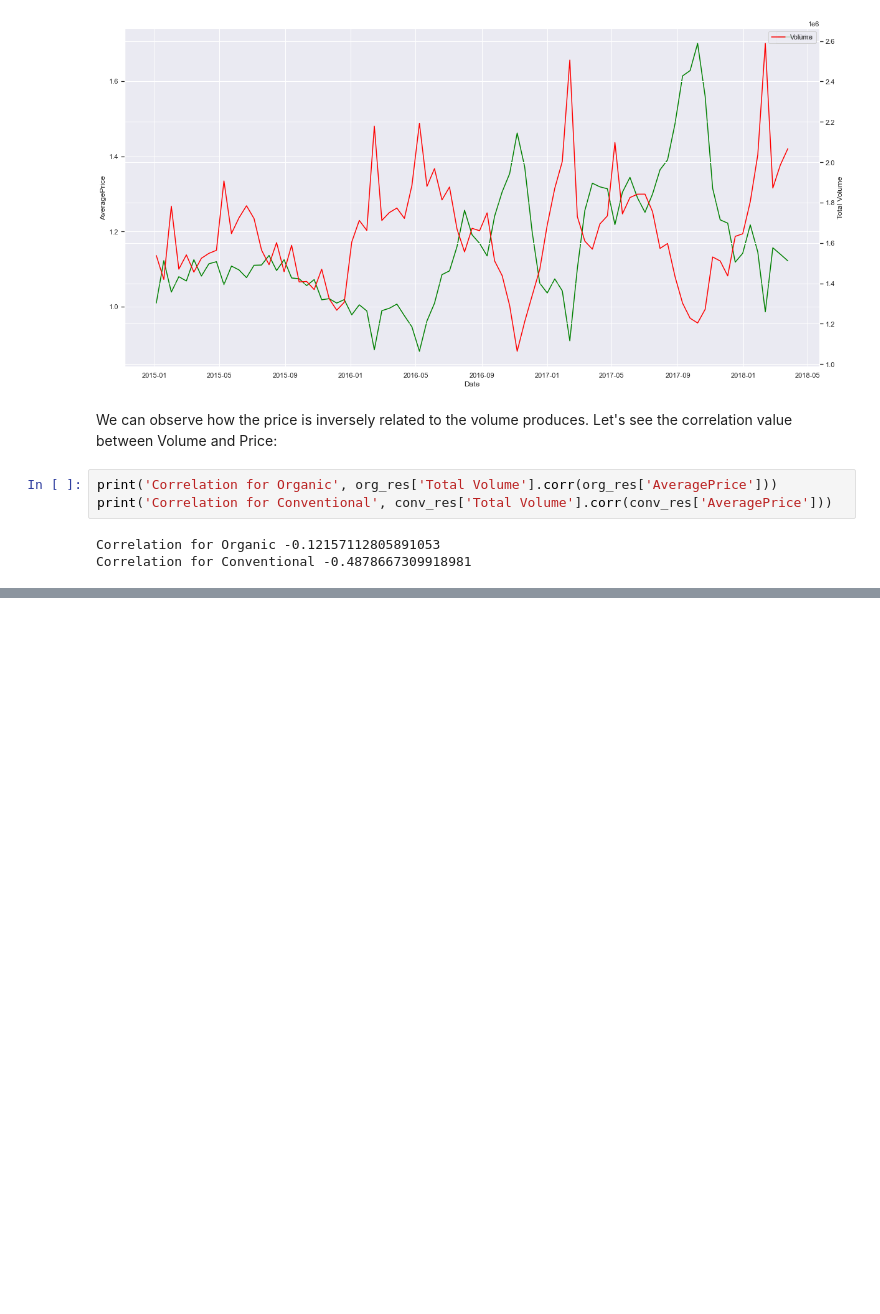
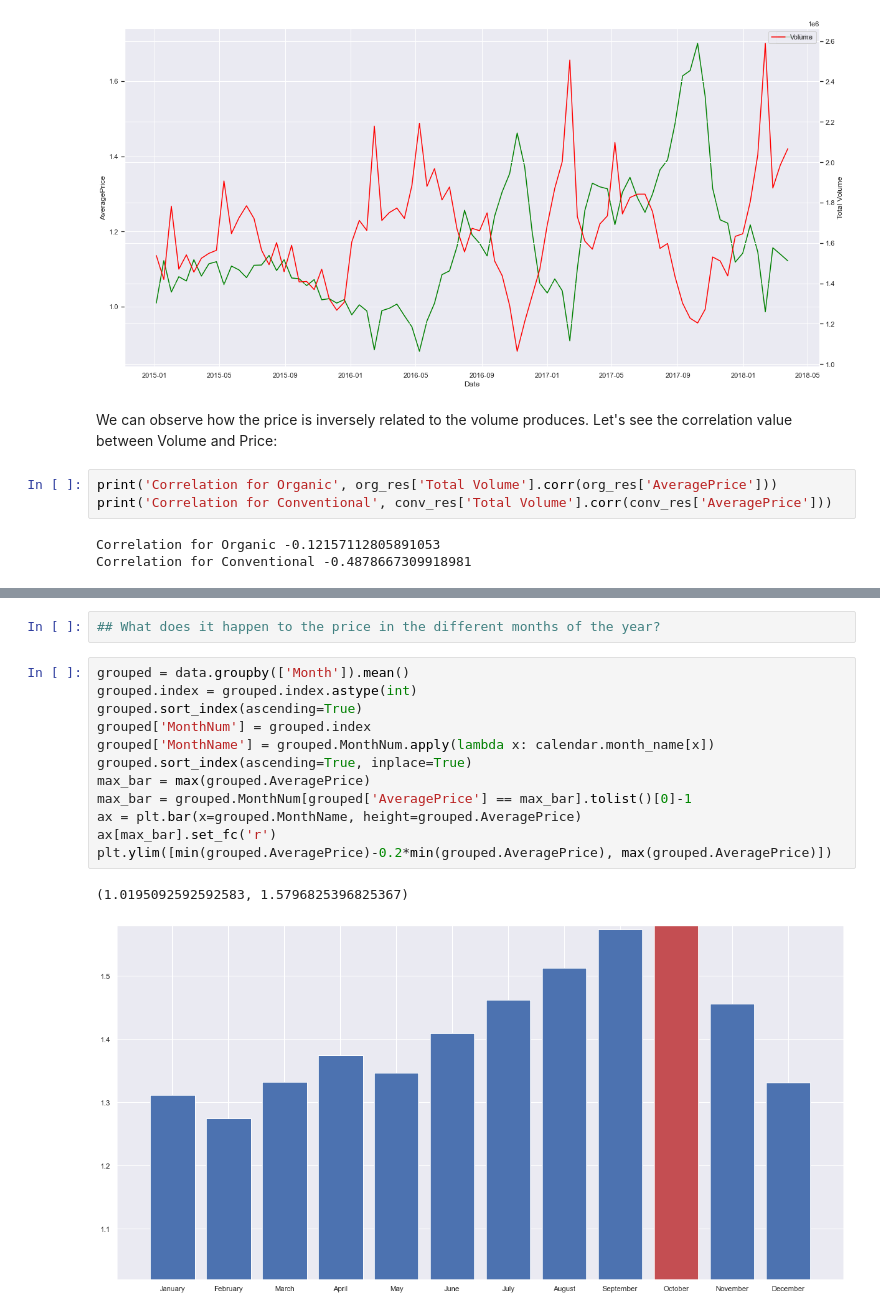
Before and after one commit to clone95/Prices-of-Avocados, a Jupyter notebook: EDA.ipynb, the cells around one changed output, grey strips where cells are left out. Drawn from its saved outputs; the diff is of its cells as text; blank space fills up the shorter version.

```diff
--- a/EDA.ipynb
+++ b/EDA.ipynb
@@ -176,0 +149,17 @@ grouped.sort_index(ascending=True)
+# %%
+## What does it happen to the price in the different months of the year?
+# %%
+grouped = data.groupby(['Month']).mean()
+grouped.index = grouped.index.astype(int)
+grouped.sort_index(ascending=True)
+grouped['MonthNum'] = grouped.index
+grouped['MonthName'] = grouped.MonthNum.apply(lambda x: calendar.month_name[x])
+grouped.sort_index(ascending=True, inplace=True)
+max_bar = max(grouped.AveragePrice)
+max_bar = grouped.MonthNum[grouped['AveragePrice'] == max_bar].tolist()[0]-1
+ax = plt.bar(x=grouped.MonthName, height=grouped.AveragePrice)
+ax[max_bar].set_fc('r')
+plt.ylim([min(grouped.AveragePrice)-0.2*min(grouped.AveragePrice), max(grouped.AveragePrice)])
+# %% [output]
+(1.0195092592592583, 1.5796825396825367)
+[figure, added]
```
Also changed, not shown: parts of 8 cells of this notebook.
